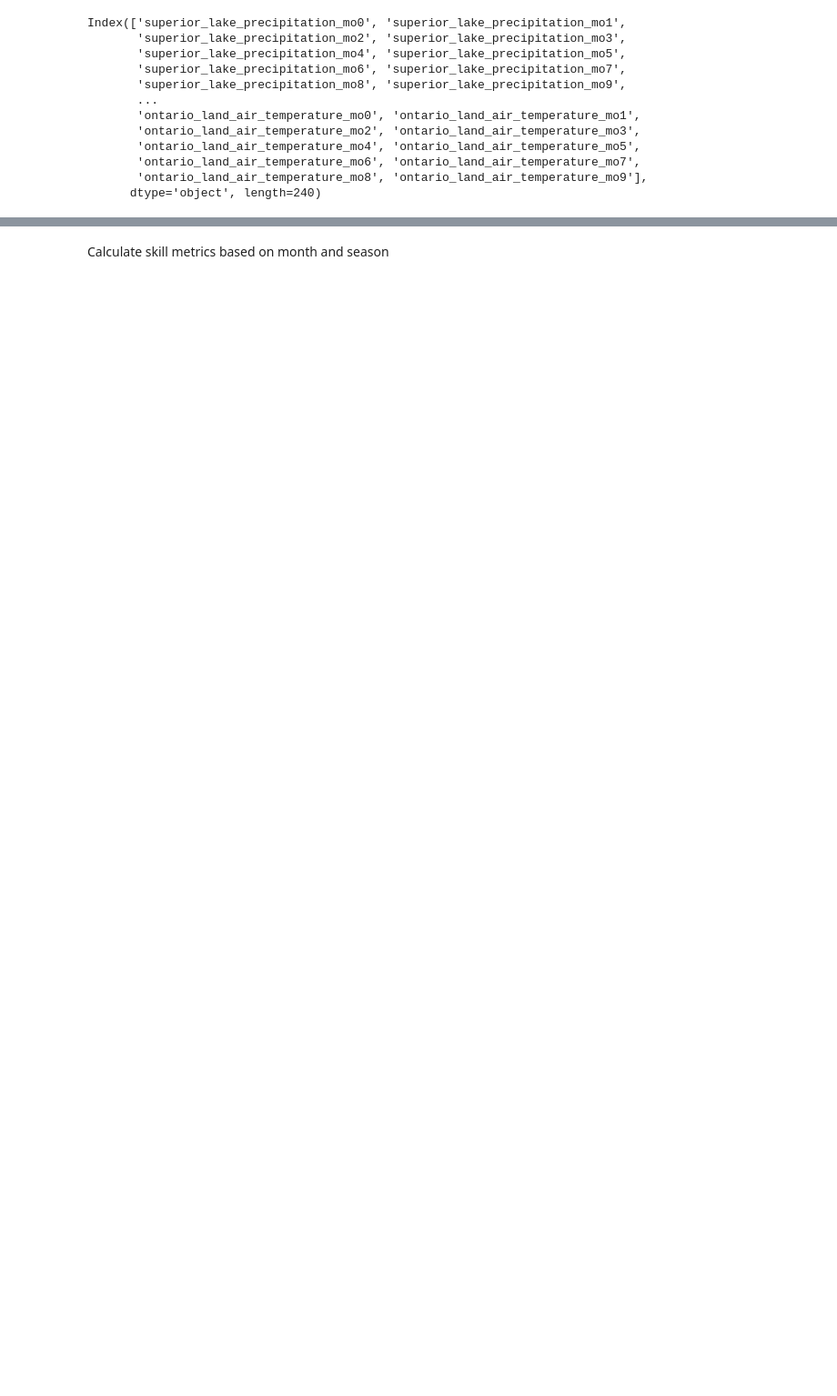
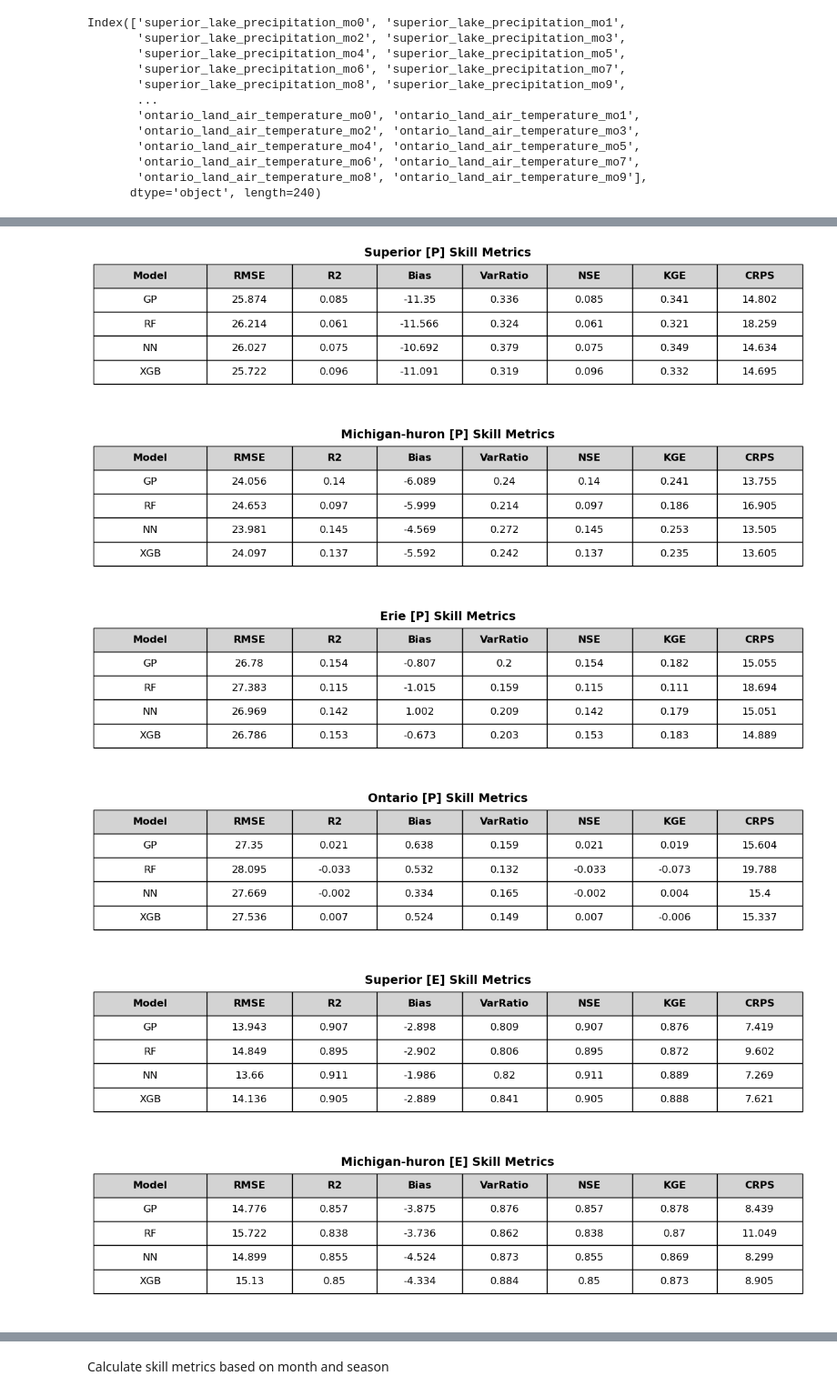
Before and after one commit to great-lakes-ai-lab/cnbs-predictor, a Jupyter notebook: notebooks/verification/cnbs_predictor_verification.ipynb, the cells around one changed output, grey strips where cells are left out. Shown at 91% size. Saved outputs shown, nothing was run; the diff lists cells and outputs as text; code cells hidden in the pictures; blank space fills up the shorter version.

```diff
--- a/notebooks/verification/cnbs_predictor_verification.ipynb
+++ b/notebooks/verification/cnbs_predictor_verification.ipynb
@@ -183,0 +335,8 @@ Predicting with GP...
+# %%
+df_all = df_all.set_index('cfs_run')
+# %%
+scp_y.climatology.columns = [
+    c.replace("_target", "") for c in scp_y.climatology.columns
+]
+
+print(scp_y.climatology.columns)
@@ -183,0 +351,2 @@ Predicting with GP...
+# %%
+df_absolute = add_climatology_back_leadwide(df_all, scp_y)
@@ -184,4 +373,6 @@ Predicting with GP...
 # %%
+df_all = df_absolute.reset_index()
+
 # Step 1: Melt into long format
 df_melted = df_all.melt(
     id_vars=['cfs_run', 'model'],
@@ -436,0 +628,51 @@ for components, title in component_configs:
+# %%
+# lakes and models stay constant
+lakes = ['superior', 'michigan-huron', 'erie', 'ontario']
+models = ['GP', 'RF', 'NN', 'XGB']
+
+# component configurations and plot titles
+component_configs = [
+    (['precipitation'], " [P] Skill Metrics"),
+    (['evaporation'], " [E] Skill Metrics"),
+    (['runoff'], " [R] Skill Metrics"),
+    (['precipitation', 'evaporation', 'runoff'], " [P,E,R] Skill Metrics"),
+    (['nbs'], " [NBS] Skill Metrics"),
+    (['nbs', 'precipitation', 'evaporation', 'runoff'], " [NBS,P,E,R] Skill Metrics"),
+]
+
+#all_results = []
+
+# loop over each configuration
+for components, title in component_configs:
+
+    # loop over each lake
+    for lake in lakes:
+
+        # build variable list for THIS lake only
+        var_list = [f"{lake}_{comp}" for comp in components]
+        all_results = []
+        # calculate skill for each model
+        for m in models:
+
+            skill = calculate_ensemble_skill(
+                df_combined,
+                var_list,
+                m,
+                date_col='date'
+            )
+
+            all_results.append(skill)
+
+        table_df = pd.DataFrame(all_results)
+
+        plot_styled_table(
+            table_df,
+            title=f"{lake.capitalize()}{title}"
+        )
+# %% [output]
+[figure, added]
+[figure, added]
+[figure, added]
+[figure, added]
+[figure, added]
+[figure, added]
```
Also changed, not shown: parts of 20 cells of this notebook, 4 other files.
